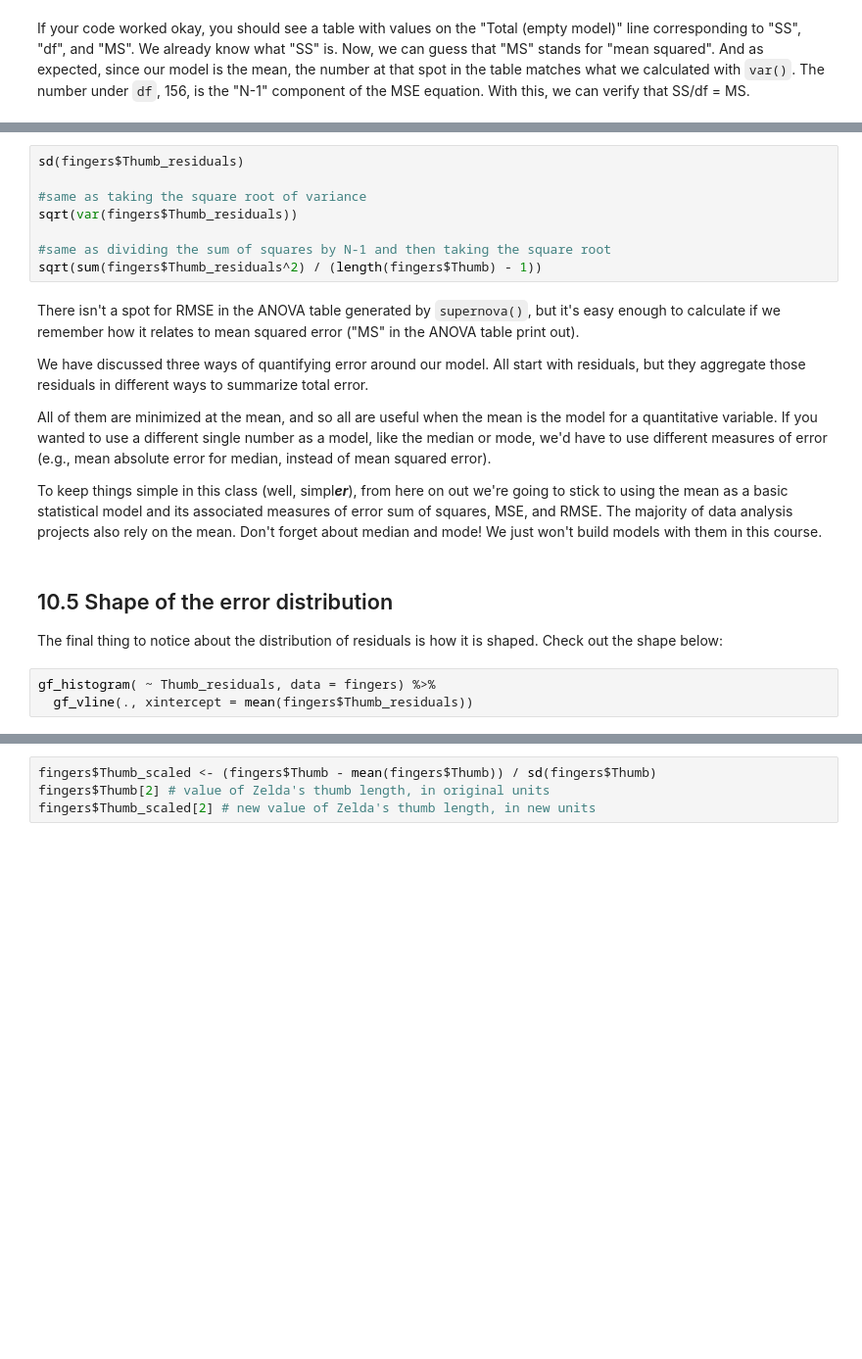
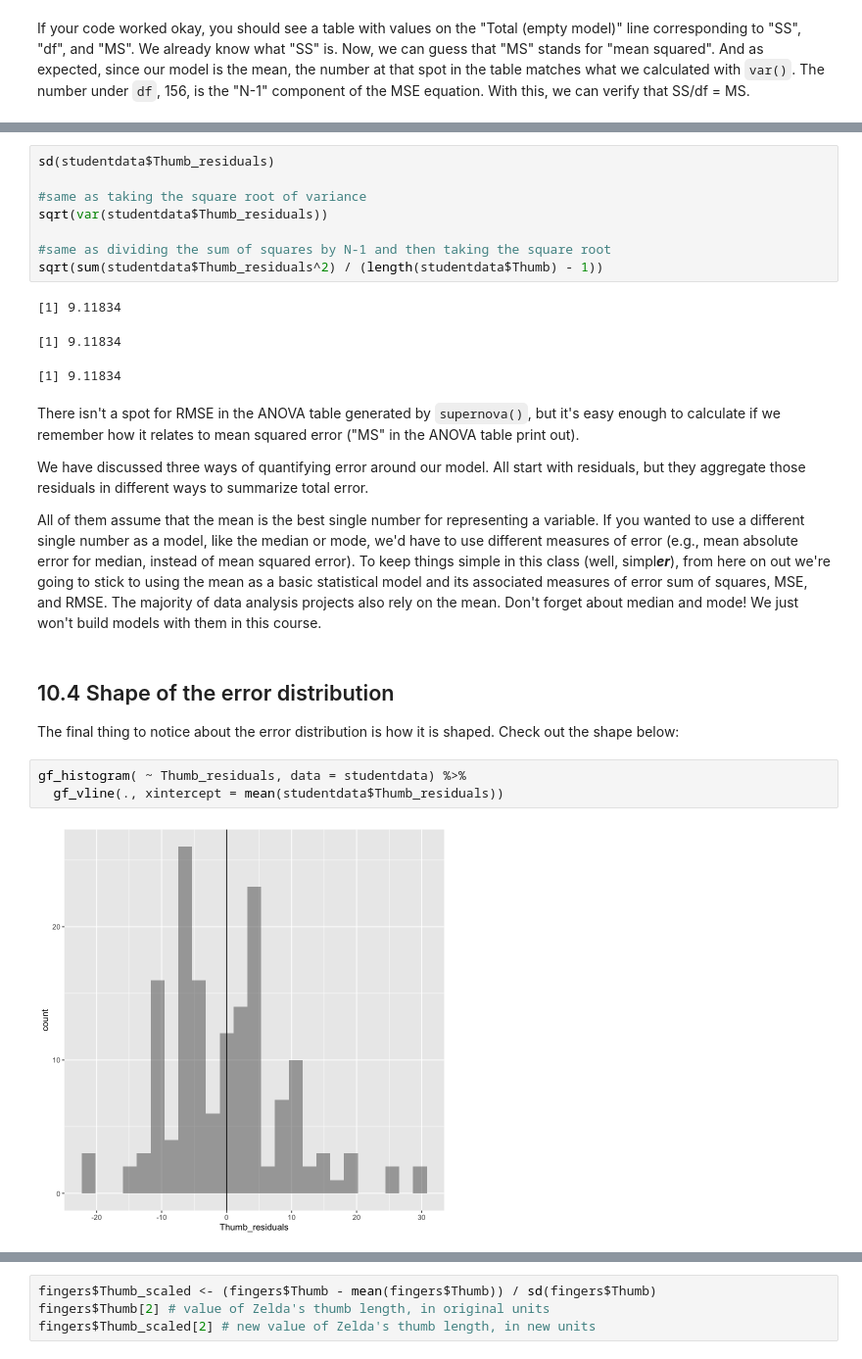
Before and after one commit to smburns47/Psyc158, a Jupyter notebook: chapter-10.ipynb, the cells around one changed output, grey strips where cells are left out. Shown at 98% size. Cells and saved outputs as stored; diff of their text form; blank space fills up the shorter version.

````diff
--- a/chapter-10.ipynb
+++ b/chapter-10.ipynb
@@ -191,26 +212,30 @@
 # %%
-sd(fingers$Thumb_residuals)
+sd(studentdata$Thumb_residuals)
 
 #same as taking the square root of variance
-sqrt(var(fingers$Thumb_residuals))
+sqrt(var(studentdata$Thumb_residuals))
 
 #same as dividing the sum of squares by N-1 and then taking the square root
-sqrt(sum(fingers$Thumb_residuals^2) / (length(fingers$Thumb) - 1))
+sqrt(sum(studentdata$Thumb_residuals^2) / (length(studentdata$Thumb) - 1))
+# %% [output]
+[1] 9.11834
+[1] 9.11834
+[1] 9.11834
 # %% [markdown]
 There isn't a spot for RMSE in the ANOVA table generated by ```supernova()```, but it's easy enough to calculate if we remember how it relates to mean squared error ("MS" in the ANOVA table print out).
 
 We have discussed three ways of quantifying error around our model. All start with residuals, but they aggregate those residuals in different ways to summarize total error.
 
-All of them are minimized at the mean, and so all are useful when the mean is the model for a quantitative variable. If you wanted to use a different single number as a model, like the median or mode, we'd have to use different measures of error (e.g., mean absolute error for median, instead of mean squared error).
-
-To keep things simple in this class (well, simpl***er***), from here on out we're going to stick to using the mean as a basic statistical model and its associated measures of error sum of squares, MSE, and RMSE. The majority of data analysis projects also rely on the mean. Don't forget about median and mode! We just won't build models with them in this course.
+All of them assume that the mean is the best single number for representing a variable. If you wanted to use a different single number as a model, like the median or mode, we'd have to use different measures of error (e.g., mean absolute error for median, instead of mean squared error). To keep things simple in this class (well, simpl***er***), from here on out we're going to stick to using the mean as a basic statistical model and its associated measures of error sum of squares, MSE, and RMSE. The majority of data analysis projects also rely on the mean. Don't forget about median and mode! We just won't build models with them in this course.
 # %% [markdown]
-## 10.5 Shape of the error distribution
+## 10.4 Shape of the error distribution
 
-The final thing to notice about the distribution of residuals is how it is shaped. Check out the shape below:
+The final thing to notice about the error distribution is how it is shaped. Check out the shape below:
 # %%
-gf_histogram( ~ Thumb_residuals, data = fingers) %>%
-  gf_vline(., xintercept = mean(fingers$Thumb_residuals))
+gf_histogram( ~ Thumb_residuals, data = studentdata) %>%
+  gf_vline(., xintercept = mean(studentdata$Thumb_residuals))
+# %% [output]
+[figure, added]
 # %% [markdown]
 How would you describe it in terms of modality and skew? Does it look roughly normal, or strongly distorted in any way?
 
````
Also changed, not shown: parts of 18 cells of this notebook, 4 other files.
